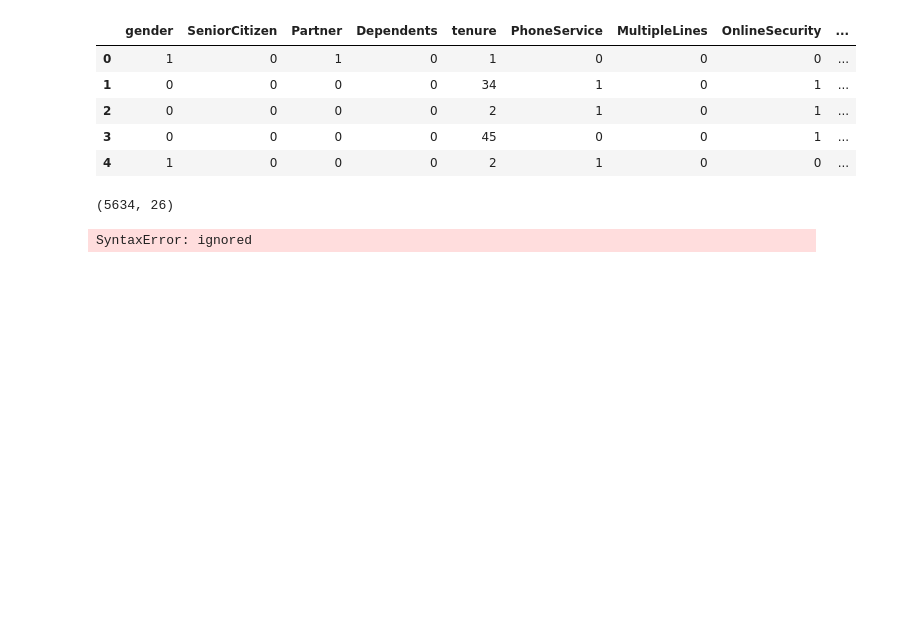
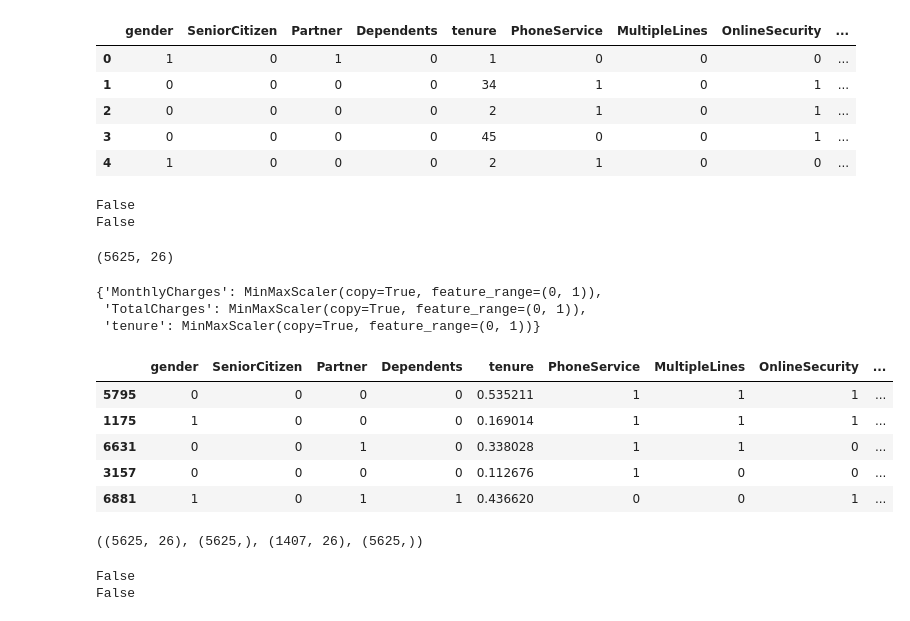
Before and after one commit to shelly2904/DATA_SCIENCE, a Jupyter notebook: DeepLearning/Customer_Churn_Prediction_ANN.ipynb, the cells around one changed output. Saved outputs shown, nothing was run; the diff lists cells and outputs as text; code cells hidden in the pictures; blank space fills up the shorter version.

```diff
--- a/DeepLearning/Customer_Churn_Prediction_ANN.ipynb
+++ b/DeepLearning/Customer_Churn_Prediction_ANN.ipynb
@@ -48,3 +68,4 @@ memory usage: 1.1+ MB
 # %%
-df.TotalCharges = df.TotalCharges.apply(lambda x: x.strip())
+df.TotalCharges = df.TotalCharges.apply(lambda x: x.replace(' ', ''))
 df.TotalCharges = pd.to_numeric(df.TotalCharges)
+df= df.dropna()
@@ -126,18 +152,47 @@ target = 'Churn'
 features = list(df_new.columns)
 features.remove(target)
 # %%
-X_train, y_train, X_test, y_test = train_test_split(df_new[features], df_new[target], test_size=0.2, stratify=df_new[target])
+X_train, X_test, y_train, y_test = train_test_split(df_new[features], df_new[target], test_size=0.2, random_state=5, stratify=df_new[target])
+# %%
+print(np.any(np.isnan(X_train)))
+print(np.any(np.isnan(y_train)))
+# %% [output]
+False
+False
 # %%
 X_train.shape
 # %% [output]
-(5634, 26)
+(5625, 26)
 # %%
 #Scaling training data
-scaler_dict = dict()
+scaler_dict=dict()
 
 for cols in ["tenure", "MonthlyCharges", "TotalCharges"]:
   scaler = MinMaxScaler()
-  X_train[cols] = scaler.fit_transform(X_train[cols])
+  X_train[cols]=scaler.fit_transform(X_train[cols].values.reshape(-1,1))
   scaler_dict[cols] = scaler
-# %% [output]
-SyntaxError: ignored
+# %%
+scaler_dict
+# %% [output]
+{'MonthlyCharges': MinMaxScaler(copy=True, feature_range=(0, 1)),
+ 'TotalCharges': MinMaxScaler(copy=True, feature_range=(0, 1)),
+ 'tenure': MinMaxScaler(copy=True, feature_range=(0, 1))}
+# %%
+X_train.head()
+# %% [output]
+|  | gender | SeniorCitizen | Partner | Dependents | tenure | PhoneService | MultipleLines | OnlineSecurity | ... |
+| 5795 | 0 | 0 | 0 | 0 | 0.535211 | 1 | 1 | 1 | ... |
+| 1175 | 1 | 0 | 0 | 0 | 0.169014 | 1 | 1 | 1 | ... |
+| 6631 | 0 | 0 | 1 | 0 | 0.338028 | 1 | 1 | 0 | ... |
+| 3157 | 0 | 0 | 0 | 0 | 0.112676 | 1 | 0 | 0 | ... |
+| 6881 | 1 | 0 | 1 | 1 | 0.436620 | 0 | 0 | 1 | ... |
+# %%
+X_train.shape, y_train.shape, X_test.shape, y_train.shape
+# %% [output]
+((5625, 26), (5625,), (1407, 26), (5625,))
+# %%
+print(np.any(np.isnan(X_test)))
+print(np.any(np.isnan(y_test)))
+# %% [output]
+False
+False
```
Also changed, not shown: parts of 4 cells of this notebook.
